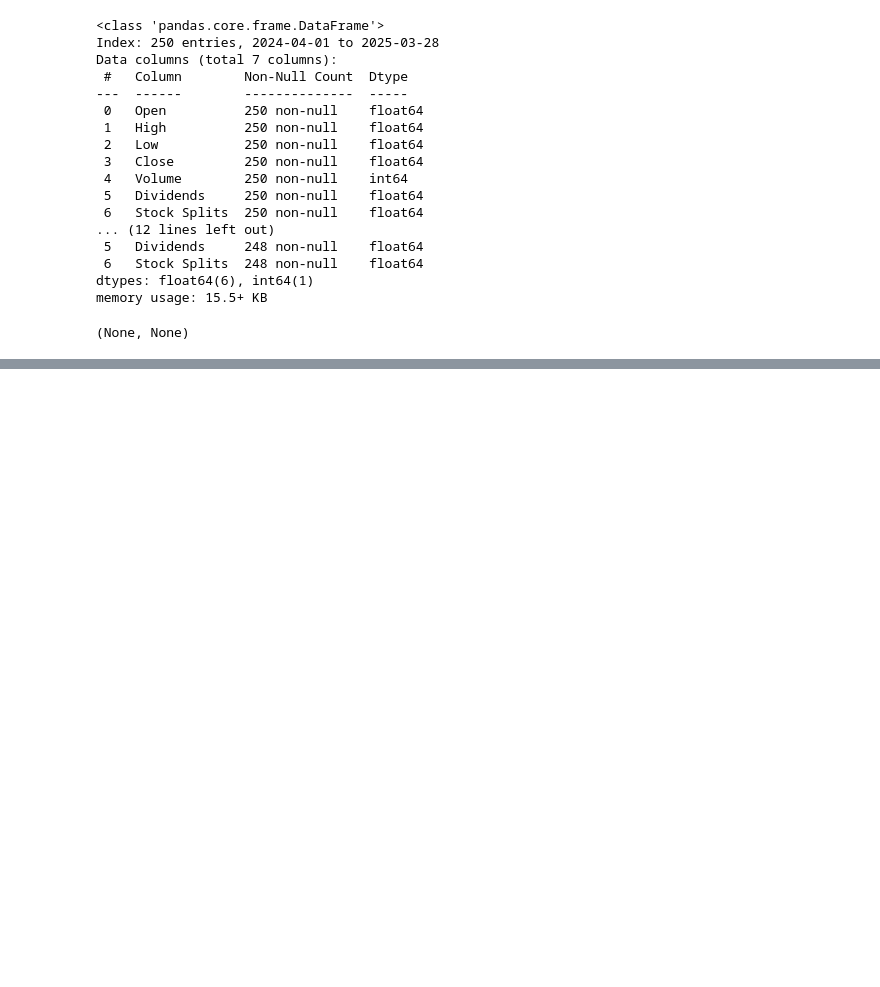
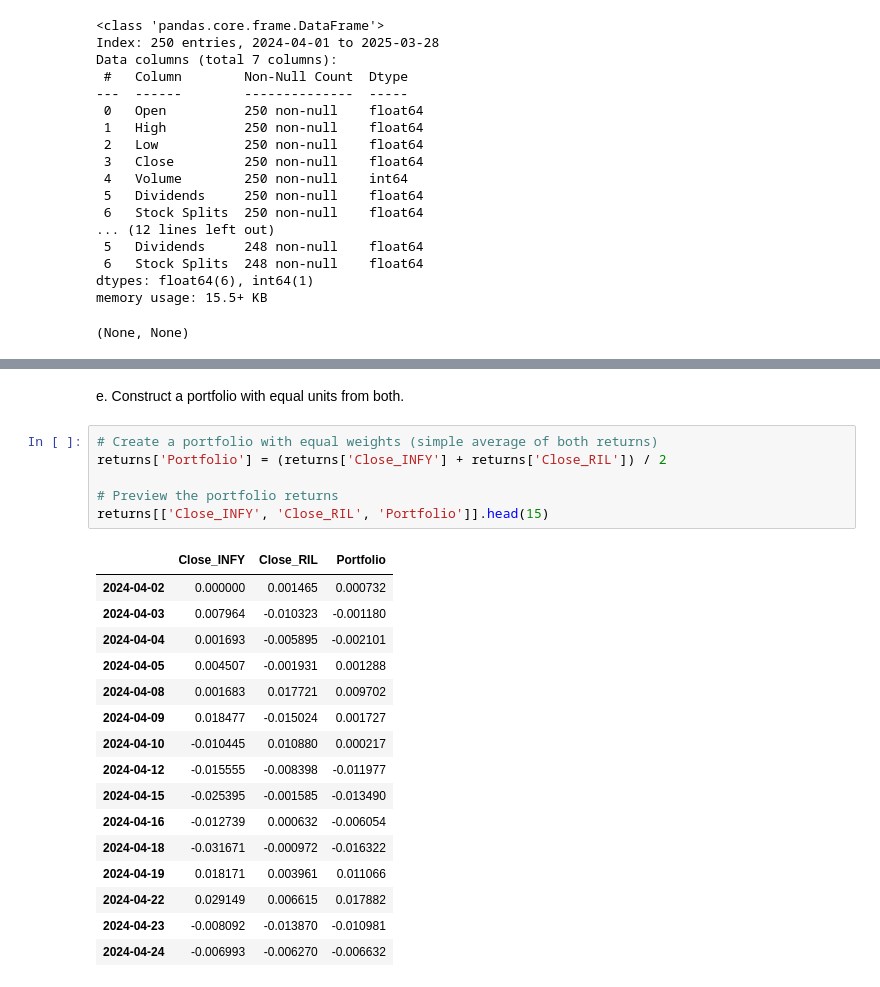
Before and after one commit to msiddhesh/MDS202347_assignment1_Siddhesh_Maheshwari, a Jupyter notebook: MDS202347_assignment1_Siddhesh_Maheshwari.ipynb, the cells around one changed output, grey strips where cells are left out. Drawn from its saved outputs; the diff is of its cells as text; blank space fills up the shorter version.

```diff
--- a/MDS202347_assignment1_Siddhesh_Maheshwari.ipynb
+++ b/MDS202347_assignment1_Siddhesh_Maheshwari.ipynb
@@ -297,0 +521,25 @@ ril.head()
+# %% [markdown]
+e. Construct a portfolio with equal units from both.
+# %%
+# Create a portfolio with equal weights (simple average of both returns)
+returns['Portfolio'] = (returns['Close_INFY'] + returns['Close_RIL']) / 2
+
+# Preview the portfolio returns
+returns[['Close_INFY', 'Close_RIL', 'Portfolio']].head(15)
+# %% [output]
+|  | Close_INFY | Close_RIL | Portfolio |
+| 2024-04-02 | 0.000000 | 0.001465 | 0.000732 |
+| 2024-04-03 | 0.007964 | -0.010323 | -0.001180 |
+| 2024-04-04 | 0.001693 | -0.005895 | -0.002101 |
+| 2024-04-05 | 0.004507 | -0.001931 | 0.001288 |
+| 2024-04-08 | 0.001683 | 0.017721 | 0.009702 |
+| 2024-04-09 | 0.018477 | -0.015024 | 0.001727 |
+| 2024-04-10 | -0.010445 | 0.010880 | 0.000217 |
+| 2024-04-12 | -0.015555 | -0.008398 | -0.011977 |
+| 2024-04-15 | -0.025395 | -0.001585 | -0.013490 |
+| 2024-04-16 | -0.012739 | 0.000632 | -0.006054 |
+| 2024-04-18 | -0.031671 | -0.000972 | -0.016322 |
+| 2024-04-19 | 0.018171 | 0.003961 | 0.011066 |
+| 2024-04-22 | 0.029149 | 0.006615 | 0.017882 |
+| 2024-04-23 | -0.008092 | -0.013870 | -0.010981 |
+| 2024-04-24 | -0.006993 | -0.006270 | -0.006632 |
```
Also changed, not shown: parts of 29 cells of this notebook.
